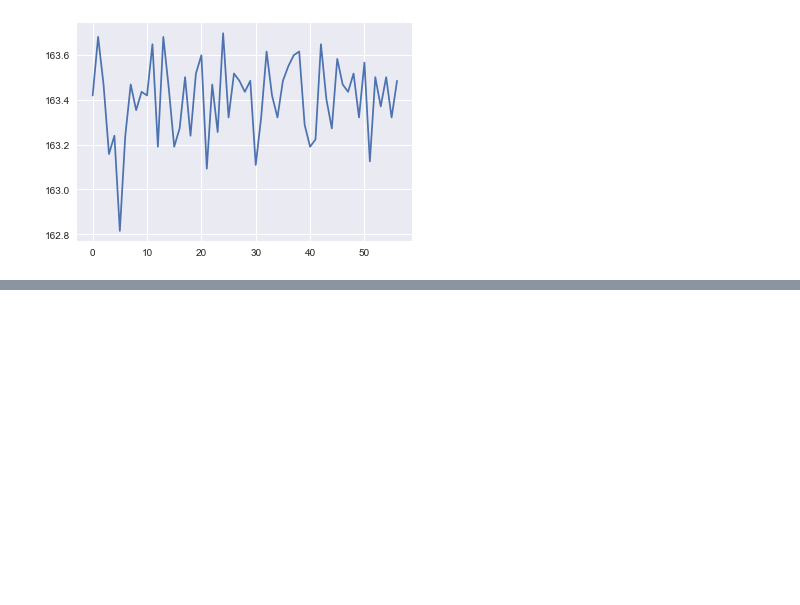
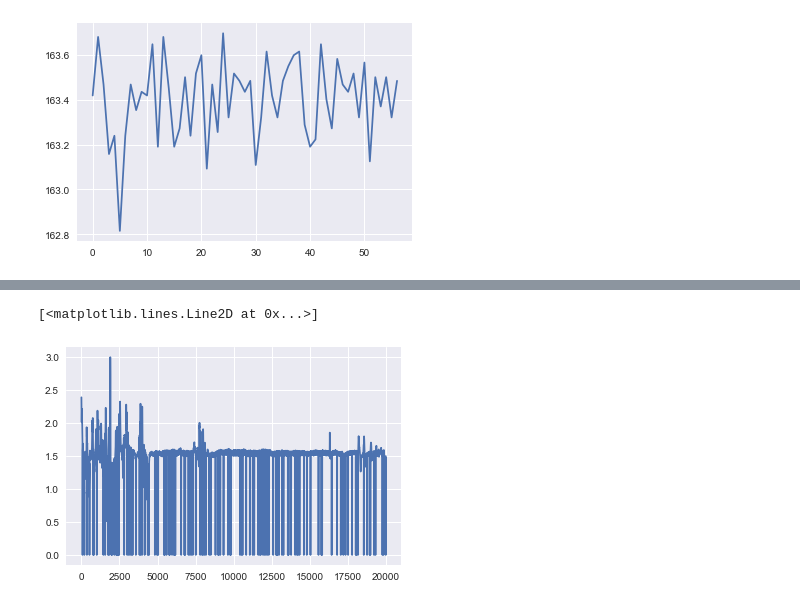
Before and after one commit to lyakaap/notebooks, a Jupyter notebook: myakuha_analyse/random_forest.ipynb, the cells around one changed output, grey strips where cells are left out. Saved outputs shown, nothing was run; the diff lists cells and outputs as text; code cells hidden in the pictures; blank space fills up the shorter version.

```diff
--- a/myakuha_analyse/random_forest.ipynb
+++ b/myakuha_analyse/random_forest.ipynb
@@ -193,0 +217,9 @@ plt.plot(time, pulse)
+# %%
+span = 20000
+time = np.arange(span)
+pulse = x_train.ix[38, :span].values.reshape(span)
+plt.figure()
+plt.plot(time, pulse)
+# %% [output]
+[<matplotlib.lines.Line2D at 0x...>]
+[figure, added]
```
Also changed, not shown: parts of 23 cells of this notebook.
